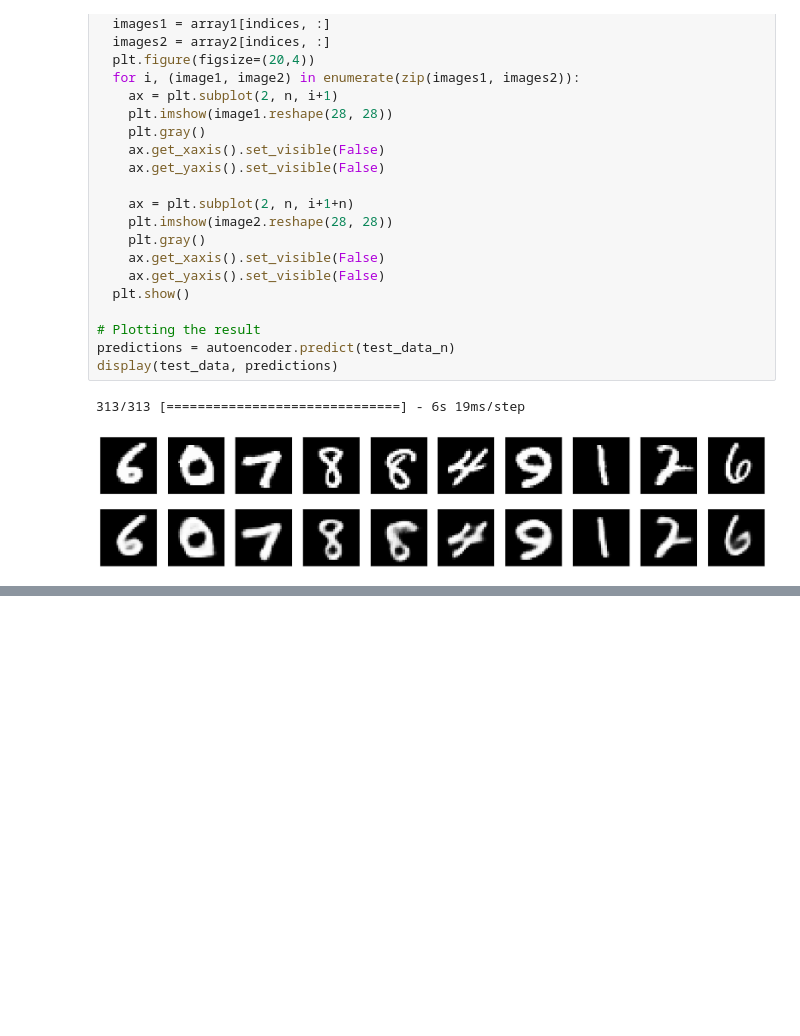
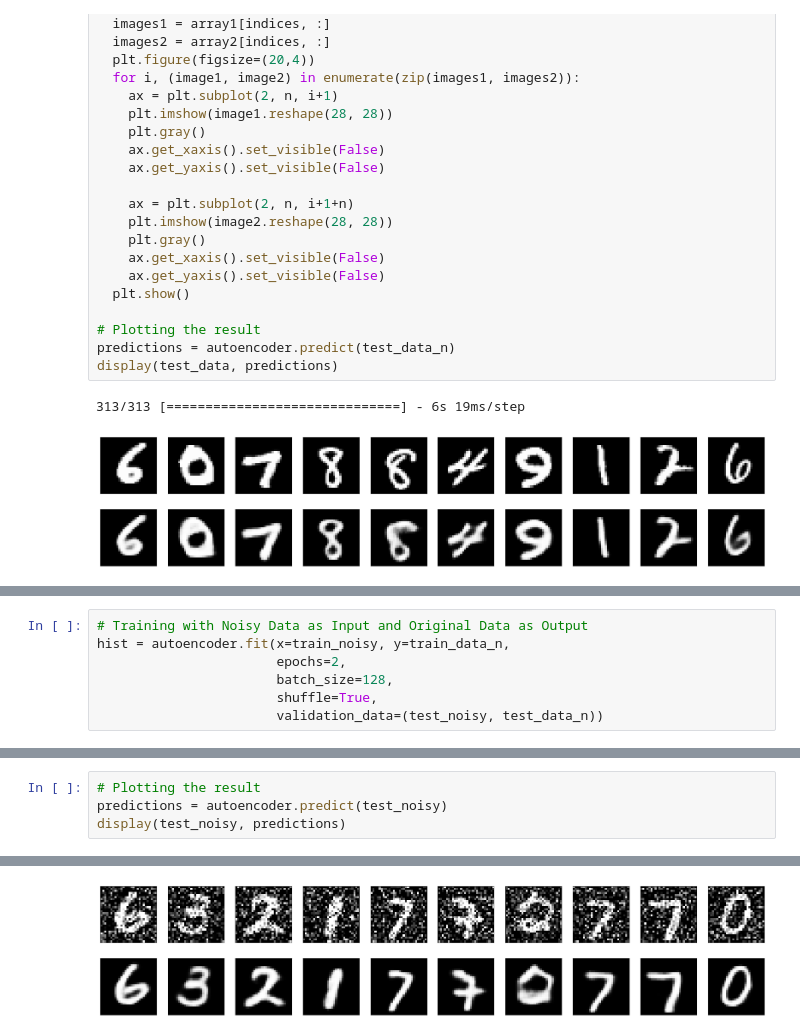
Before and after one commit to baejaeho18/code, a Jupyter notebook: 0-Education/intro2AI/ch7-AE/AE.ipynb, the cells around one changed output, grey strips where cells are left out. Saved outputs shown, nothing was run; the diff lists cells and outputs as text; blank space fills up the shorter version.

```diff
--- a/0-Education/intro2AI/ch7-AE/AE.ipynb
+++ b/0-Education/intro2AI/ch7-AE/AE.ipynb
@@ -188,0 +213,7 @@ display(test_data, predictions)
+# %%
+# Training with Noisy Data as Input and Original Data as Output
+hist = autoencoder.fit(x=train_noisy, y=train_data_n,
+                       epochs=2,
+                       batch_size=128,
+                       shuffle=True,
+                       validation_data=(test_noisy, test_data_n))
@@ -188,0 +225,5 @@ display(test_data, predictions)
+# %%
+# Plotting the result
+predictions = autoencoder.predict(test_noisy)
+display(test_noisy, predictions)
+# %% [output]
@@ -188,0 +231 @@ display(test_data, predictions)
+[figure, added]
```
Also changed, not shown: parts of 5 cells of this notebook.
